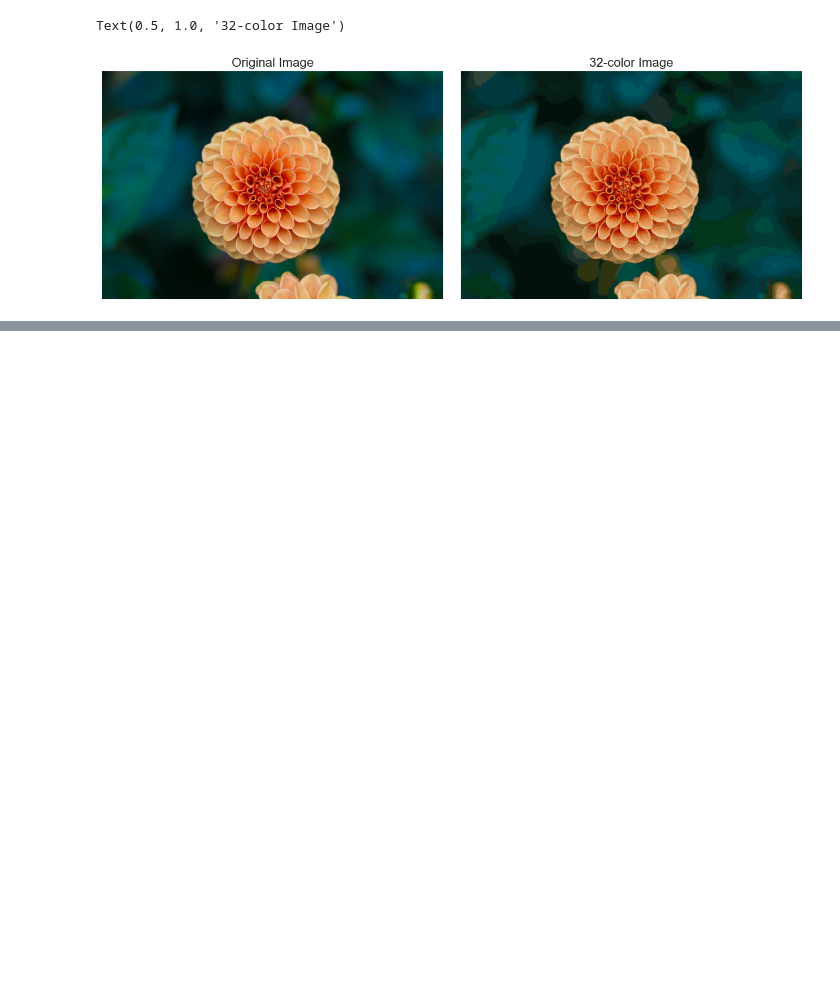
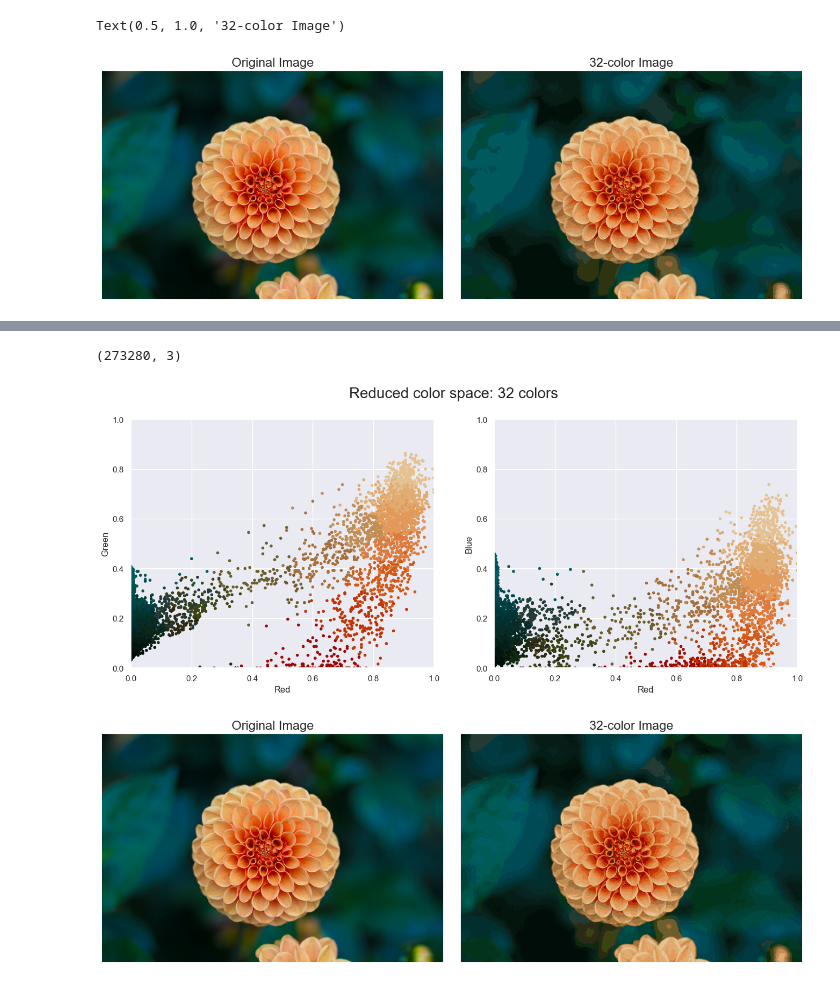
Before and after one commit to krishangupta33/Unboxing-Black-Box-ML-Models, a Jupyter notebook: HW6/HW6.ipynb, the cells around one changed output, grey strips where cells are left out. Cells and saved outputs as stored; diff of their text form; code cells hidden in the pictures; blank space fills up the shorter version.

```diff
--- a/HW6/HW6.ipynb
+++ b/HW6/HW6.ipynb
@@ -268,0 +267,5 @@ Text(0.5, 1.0, '32-color Image')
+# %%
+#now doing the same with our defined kmeans function k_means
+flower = load_sample_image("flower.jpg")            # Loads a sample image flower.jpg
+ax = plt.axes(xticks=[], yticks=[])               # Plot the image
+ax.imshow(flower)
@@ -268,0 +275,30 @@ Text(0.5, 1.0, '32-color Image')
+# %%
+data = flower / 255.0                # Converts RGB intensity to a [0,1] scale
+data = data.reshape(427 * 640, 3)   # Reshapes the image
+data.shape
+# %% [output]
+(273280, 3)
+# %%
+kmeans_scratch = k_means(data, 32)
+new_colors_scratch = kmeans_scratch[1][kmeans_scratch[0]]
+
+# Plot the reduced color space using the 32 colors
+
+plot_pixels(data, colors=new_colors_scratch,
+            title="Reduced color space: 32 colors")
+
+flower_recolored_scratch = new_colors_scratch.reshape(flower.shape) # Defines the recolored image
+
+# Plots the original image and the recolored image for comparison
+
+fig, ax = plt.subplots(1, 2, figsize=(16, 6),
+                          subplot_kw=dict(xticks=[], yticks=[]))
+fig.subplots_adjust(wspace=0.05)
+ax[0].imshow(flower)
+ax[0].set_title('Original Image', size=16)
+ax[1].imshow(flower_recolored_scratch)
+ax[1].set_title('32-color Image', size=16)
+plt.show()
+# %% [output]
+[figure, added]
+[figure, added]
```
Also changed, not shown: parts of 20 cells of this notebook, 1 other file.
